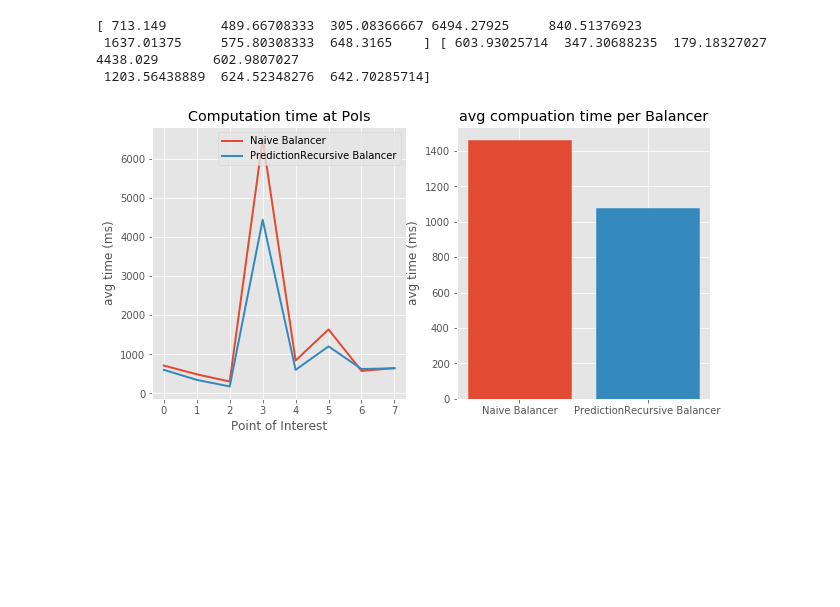
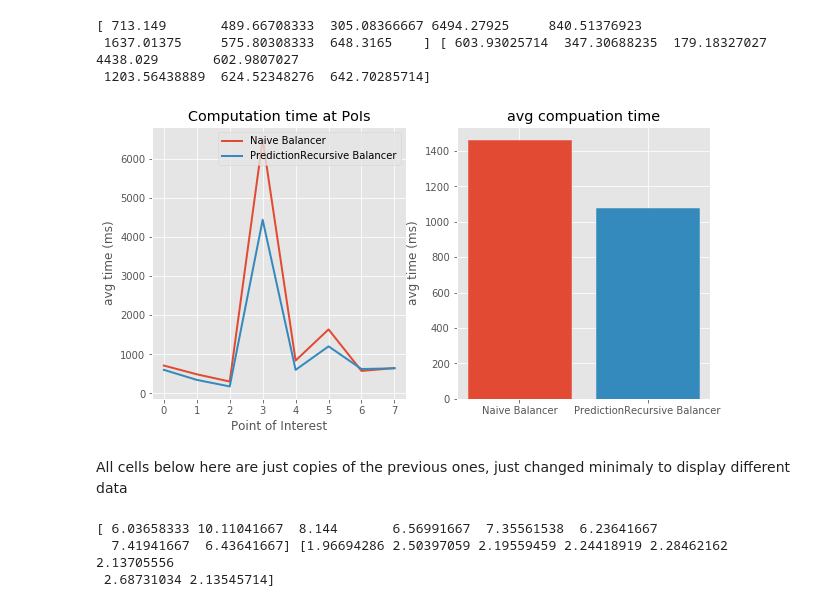
Before and after one commit to eragp/mandelbrot, a Jupyter notebook: eval/computationTime.ipynb, the cells around one changed output. Drawn from its saved outputs; the diff is of its cells as text; code cells hidden in the pictures; blank space fills up the shorter version.

Commit message:
Add more different plots

```diff
--- a/eval/computationTime.ipynb
+++ b/eval/computationTime.ipynb
@@ -36,32 +36,55 @@ print(naive, prediction)
 # Data for plotting
 x = np.arange(len(naive))
 names = ["Naive Balancer", "PredictionRecursive Balancer"]
 
 plt.style.use('ggplot')
 fig, (line, bar) = plt.subplots(1, 2, figsize=(10,5))
 p0 = line.plot(x, naive, label=names[0], lw=2)
 p1 = line.plot(x, prediction, label=names[1], lw=2)
 line.legend()
 
 line.set(xlabel='Point of Interest', ylabel='avg time (ms)',
        title='Computation time at PoIs')
 line.grid(True)
 
 avg = np.asarray([np.average(naive), np.average(prediction)])
 x_avg = np.arange(len(avg))
 
 barlist = bar.bar(x_avg, avg)
 # set colors of bars to match colors in line plot
 barlist[0].set_color(p0[0].get_color())
 barlist[1].set_color(p1[0].get_color())
 
 bar.set_xticks(x_avg)
 bar.set_xticklabels(names)
 bar.set(ylabel="avg time (ms)",
-       title="avg compuation time per Balancer")
+       title="avg compuation time")
 bar.grid(True)
 
 fig.savefig("compuationTime.svg", format="svg")
 plt.show()
 # %% [output]
-[figure, old version]
+[figure, new version]
+# %% [markdown]
+All cells below here are just copies of the previous ones, just changed minimaly to display different data
+# %%
+naive = []
+prediction = []
+
+for d in data["datapoints"]:
+    avg_time = np.asarray(list(map(lambda x: x["drawTime"],
+                   d["data"]["workers"])))
+    avg_time = np.average(avg_time)
+    if d["balancer"] == "predictionRecursive":
+        prediction.append(avg_time)
+    else:
+        naive.append(avg_time)
+
+# time in ms
+naive = np.asarray(naive) / 1000
+prediction = np.asarray(prediction) / 1000
+print(naive, prediction)
+# %% [output]
+[ 6.03658333 10.11041667  8.144       6.56991667  7.35561538  6.23641667
+  7.41941667  6.43641667] [1.96694286 2.50397059 2.19559459 2.24418919 2.28462162 2.13705556
+ 2.68731034 2.13545714]
```
Also changed, not shown: parts of 3 cells of this notebook, 1 other file.
